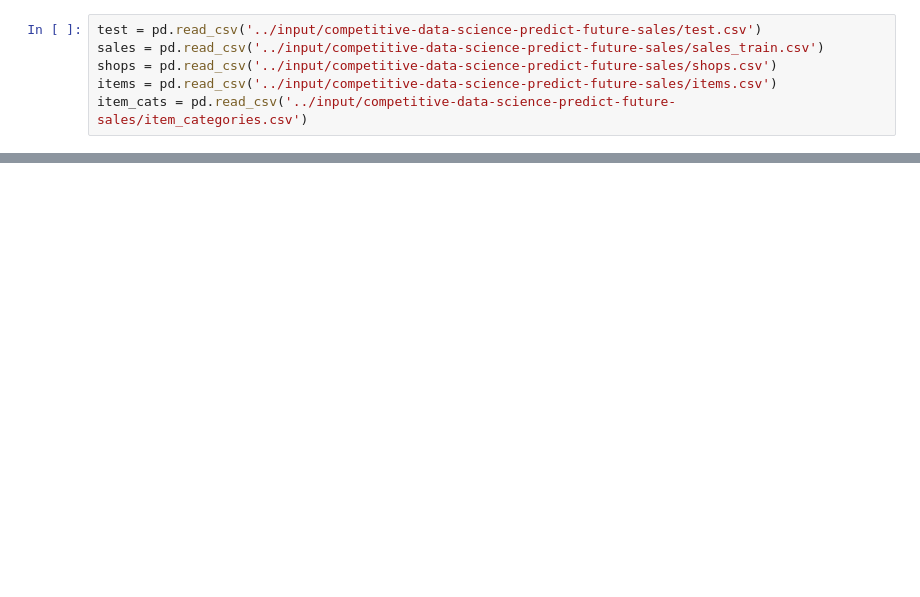
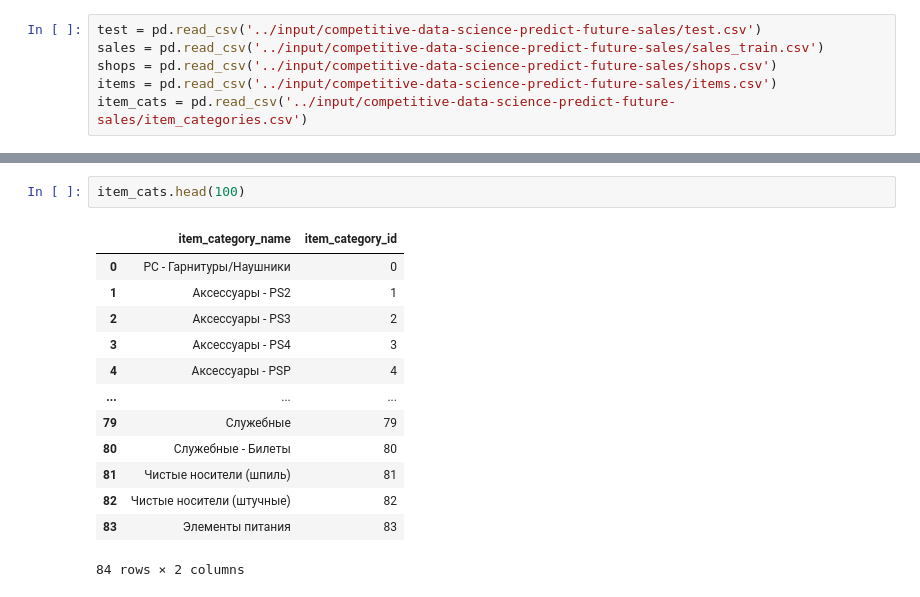
Before and after one commit to YMyuhei/FeaturePrediction_Kaggle, a Jupyter notebook: test-takahashi-matsunari-ver.ipynb, the cells around one changed output, grey strips where cells are left out. Cells and saved outputs as stored; diff of their text form; blank space fills up the shorter version.

```diff
--- a/test-takahashi-matsunari-ver.ipynb
+++ b/test-takahashi-matsunari-ver.ipynb
@@ -22,0 +80,16 @@ item_cats = pd.read_csv('../input/competitive-data-science-predict-future-sales/
+# %%
+item_cats.head(100)
+# %% [output]
+|  | item_category_name | item_category_id |
+| 0 | PC - Гарнитуры/Наушники | 0 |
+| 1 | Аксессуары - PS2 | 1 |
+| 2 | Аксессуары - PS3 | 2 |
+| 3 | Аксессуары - PS4 | 3 |
+| 4 | Аксессуары - PSP | 4 |
+| ... | ... | ... |
+| 79 | Служебные | 79 |
+| 80 | Служебные - Билеты | 80 |
+| 81 | Чистые носители (шпиль) | 81 |
+| 82 | Чистые носители (штучные) | 82 |
+| 83 | Элементы питания | 83 |
+84 rows × 2 columns
```
Also changed, not shown: parts of 5 cells of this notebook.
